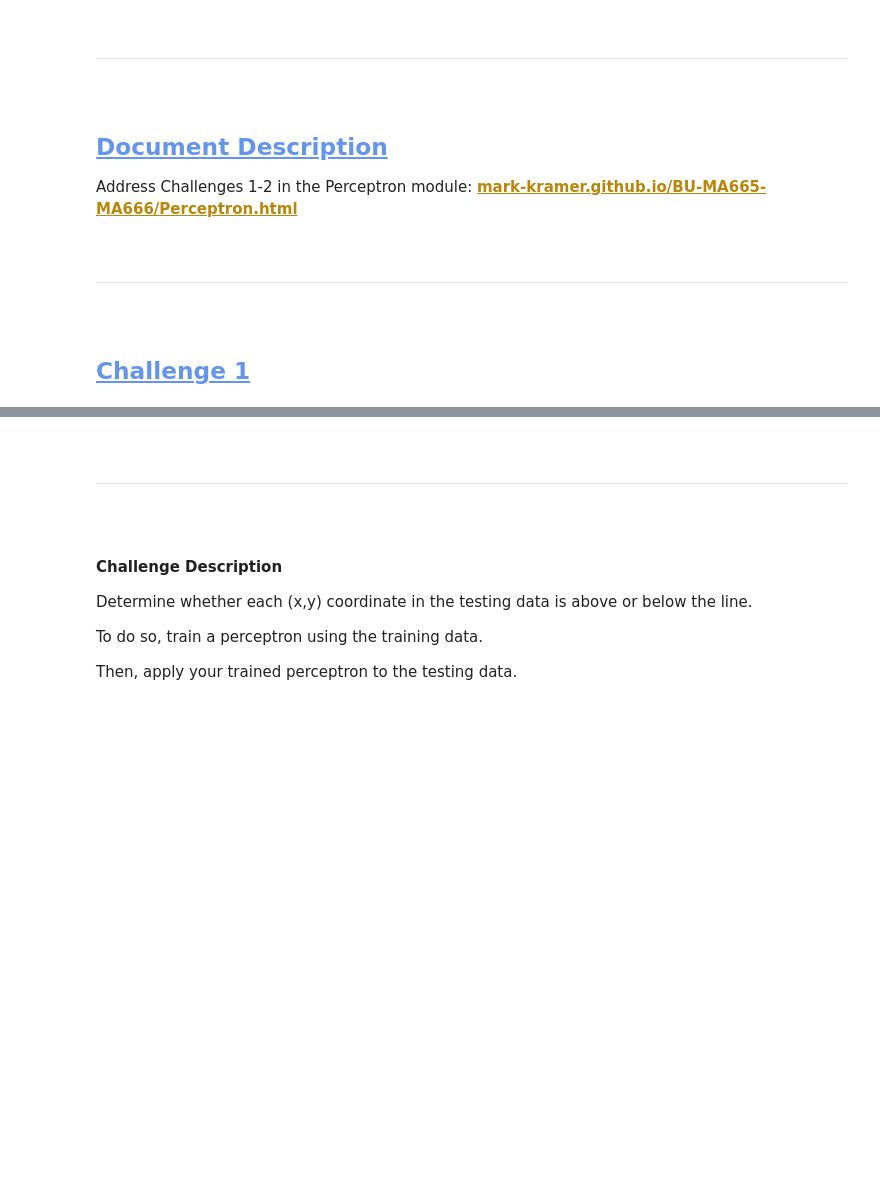
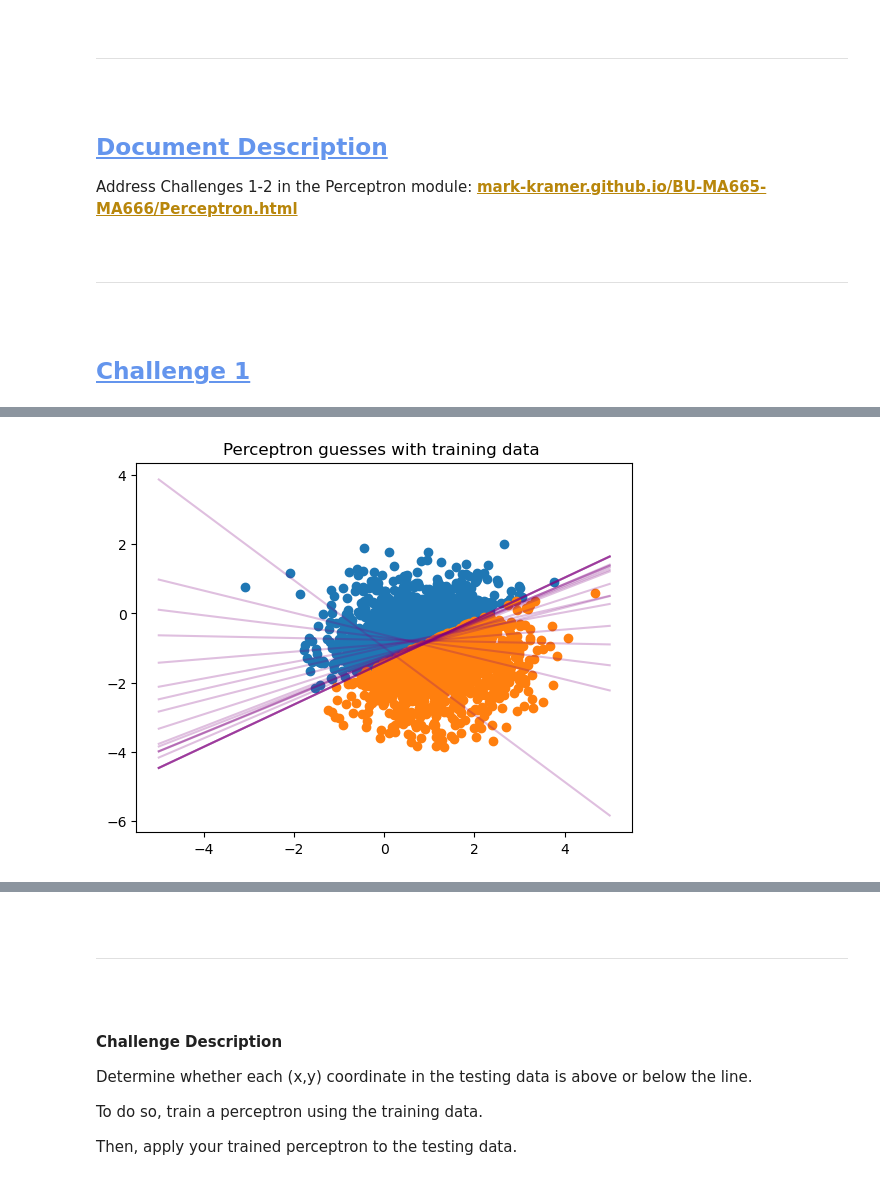
Before and after one commit to brittahn/CASMA665, a Jupyter notebook: Homeworks/AhnB_HW3-Perceptron_CASMA665_F2024.ipynb, the cells around one changed output, grey strips where cells are left out. Saved outputs shown, nothing was run; the diff lists cells and outputs as text; code cells hidden in the pictures; blank space fills up the shorter version.

```diff
--- a/Homeworks/AhnB_HW3-Perceptron_CASMA665_F2024.ipynb
+++ b/Homeworks/AhnB_HW3-Perceptron_CASMA665_F2024.ipynb
@@ -59,0 +71,87 @@ print(training_data)
+# %%
+# Find the equation of the line which separates the above and below data points.
+
+# Define initial values
+slope = 1
+intercept = 1
+wx = 1
+wy = 1
+wb = 1
+bias = 1
+learning_constant = .01
+estimated_slope = np.zeros(x_train.size)
+estimated_intercept = np.zeros(x_train.size)
+
+"""
+Function Name: feedforward
+
+Description: Function that computes the perceptron's solution
+
+Args:
+x  --- x coordinate of given point
+y  --- y coordinate of given point
+wx --- weight of x
+wy --- weight of y
+wb --- weight of bias term
+
+Returns:
+1  --- perceptron's guess is that the point is above the line
+0  --- perceptron's guess is that the point is below the line
+"""
+def feedforward(x,y,wx,wy,wb):
+    if (x*wx + y*wy + wb)>0:
+        return 1
+    else:
+        return 0
+
+# Train perceptron to find equation for the line
+for i in range(x_train.size):  # from 0 to 1999
+
+    # For each data point in given training data set (that has correct solutions),
+    x = x_train[i]
+    y = y_train[i]
+
+    # Error = known_solution - perceptron's guess
+    error = correct_train[i] - feedforward(x, y, wx, wy, wb)
+
+    # If there is an error, update the weights based on the learning constant
+    if error != 0:
+        wx = wx + error * x * learning_constant
+        wy = wy + error * y * learning_constant
+        wb = wb + error * bias * learning_constant
+
+    # Compute the estimated slope from perceptron.
+    estimated_slope[i] = -wx/wy;
+
+    # Compute the estimated intercept from perceptron.
+    estimated_intercept[i] = -wb/wy;
+
+
+####
+# Display results
+x_range = np.linspace(-5,5,100);
+
+# Plot perceptron guesses
+for k in range(1,2000,100):
+    plt.plot(x_range, estimated_slope[k]*x_range+estimated_intercept[k], 'purple', alpha=0.25)
+
+plt.title('Perceptron guesses with training data ')
+plt.scatter(x_train_above, y_train_above)
+plt.scatter(x_train_below, y_train_below)
+plt.show()
+
+
+
+# Plot final line
+final_slope = estimated_slope[-1]
+final_intercept = estimated_intercept[-1]
+plt.figure()
+plt.title('Final perceptron guess with training data ')
+plt.plot(x_range, final_slope*x_range + final_intercept, 'black')
+plt.scatter(x_train_above, y_train_above)
+plt.scatter(x_train_below, y_train_below)
+plt.show()
+
+print("The final equation for the line is (y=mx+b): y = ", final_slope, "x + ", final_intercept)
+# %% [output]
+[figure, added]
```
Also changed, not shown: parts of 6 cells of this notebook, 1 other file.
